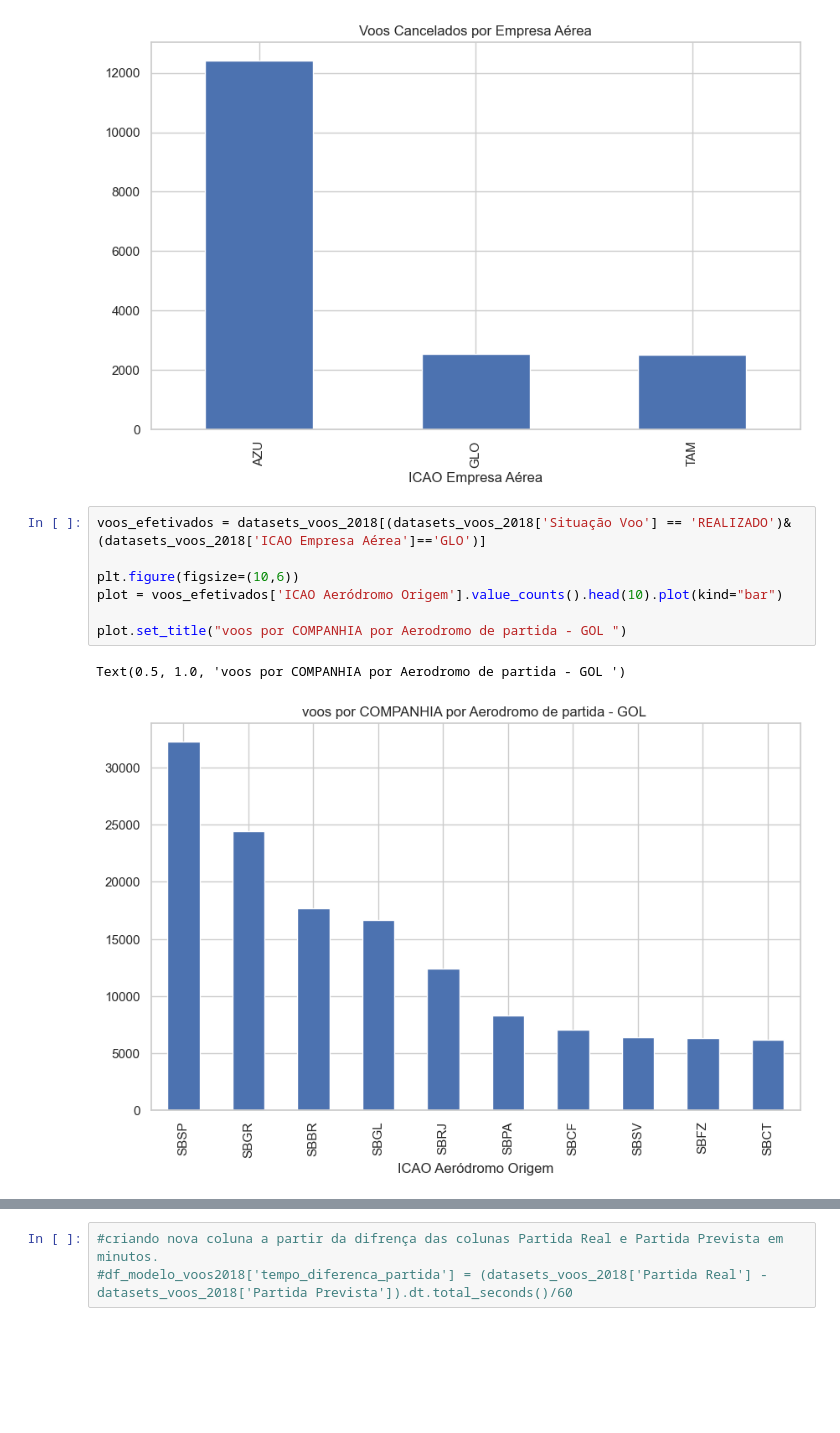
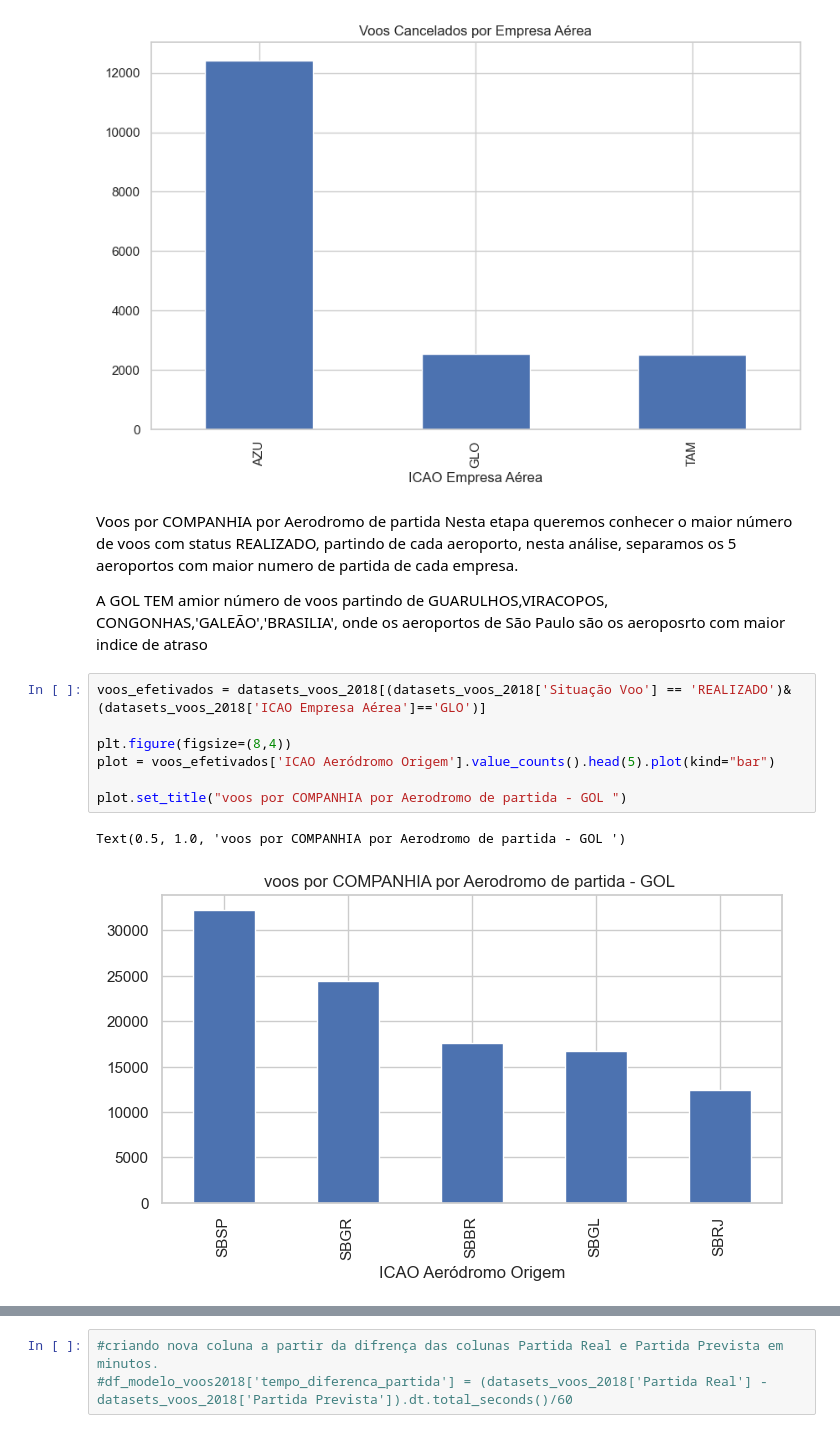
Before and after one commit to franciscojosecvrl/PortifolioDeDados, a Jupyter notebook: aquisicao_de_dados.ipynb, the cells around one changed output, grey strips where cells are left out. Drawn from its saved outputs; the diff is of its cells as text; blank space fills up the shorter version.

```diff
--- a/aquisicao_de_dados.ipynb
+++ b/aquisicao_de_dados.ipynb
@@ -782,16 +877,21 @@ else:
     print("Não há voos cancelados para exibir.")
 # %% [output]
 [figure]
+# %% [markdown]
+Voos por COMPANHIA por Aerodromo de partida
+Nesta etapa queremos conhecer o maior número de voos com status REALIZADO, partindo de cada aeroporto, nesta análise, separamos os 5 aeroportos com maior numero de partida de cada empresa.
+
+A GOL TEM amior número de voos partindo de GUARULHOS,VIRACOPOS, CONGONHAS,'GALEÃO','BRASILIA', onde os aeroportos de São Paulo são os aeroposrto com maior indice de atraso
 # %%
 voos_efetivados = datasets_voos_2018[(datasets_voos_2018['Situação Voo'] == 'REALIZADO')& (datasets_voos_2018['ICAO Empresa Aérea']=='GLO')]
 
-plt.figure(figsize=(10,6))
-plot = voos_efetivados['ICAO Aeródromo Origem'].value_counts().head(10).plot(kind="bar")
+plt.figure(figsize=(8,4))
+plot = voos_efetivados['ICAO Aeródromo Origem'].value_counts().head(5).plot(kind="bar")
 
 plot.set_title("voos por COMPANHIA por Aerodromo de partida - GOL ")
 # %% [output]
 Text(0.5, 1.0, 'voos por COMPANHIA por Aerodromo de partida - GOL ')
-[figure, old version]
+[figure, new version]
 # %%
 voos_efetivados = datasets_voos_2018[(datasets_voos_2018['ICAO Empresa Aérea']=='TAM') & (datasets_voos_2018['Situação Voo'] == 'REALIZADO')]
 #lista_datasets2018['Situação Voo'] == 'REALIZADO'
```
Also changed, not shown: parts of 121 cells of this notebook.
